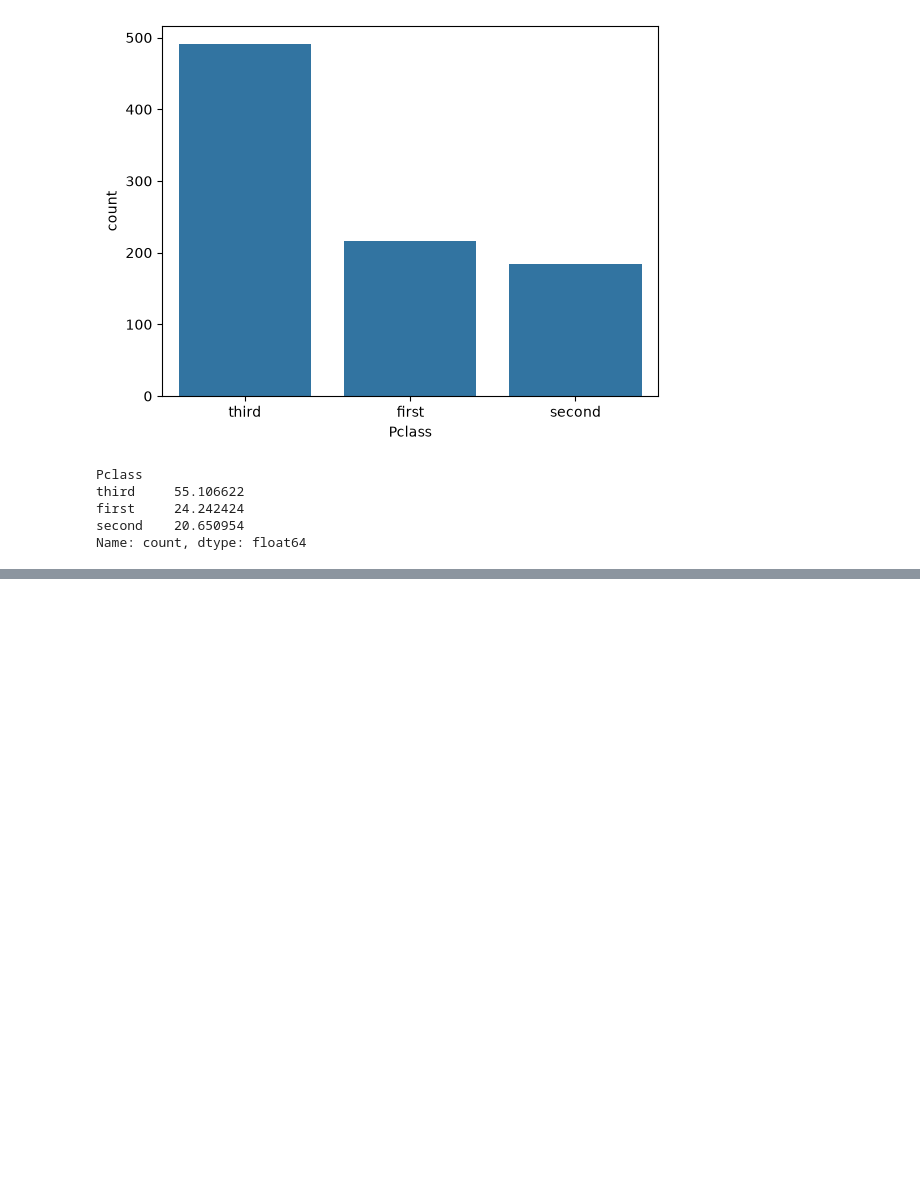
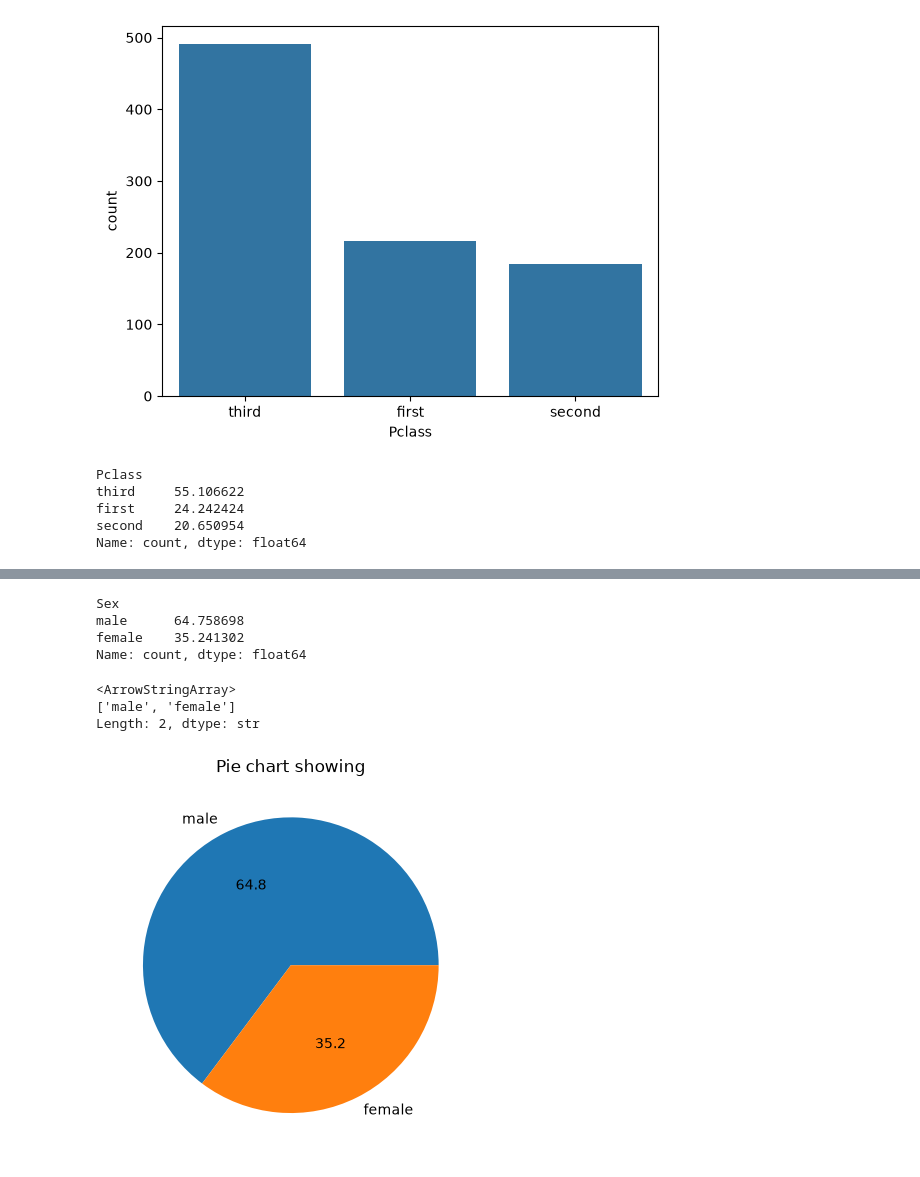
Before and after one commit to AkasDatta/EDA-Exploratory-Data-Analysis-, a Jupyter notebook: EDA_Part1/eda_part1.ipynb, the cells around one changed output, grey strips where cells are left out. Saved outputs shown, nothing was run; the diff lists cells and outputs as text; code cells hidden in the pictures; blank space fills up the shorter version.

```diff
--- a/EDA_Part1/eda_part1.ipynb
+++ b/EDA_Part1/eda_part1.ipynb
@@ -169,0 +180,22 @@ plt.show()
+# %%
+df["Sex"].value_counts() / len(df) * 100
+# %% [output]
+Sex
+male      64.758698
+female    35.241302
+Name: count, dtype: float64
+# %%
+sex_count = df["Sex"].value_counts()
+
+Sex_label = df["Sex"].unique()
+print(Sex_label)
+
+plt.pie(sex_count, labels=Sex_label, autopct="%1.1f")
+
+plt.title("Pie chart showing")
+plt.show()
+# %% [output]
+<ArrowStringArray>
+['male', 'female']
+Length: 2, dtype: str
+[figure, added]
```
Also changed, not shown: parts of 3 cells of this notebook.
